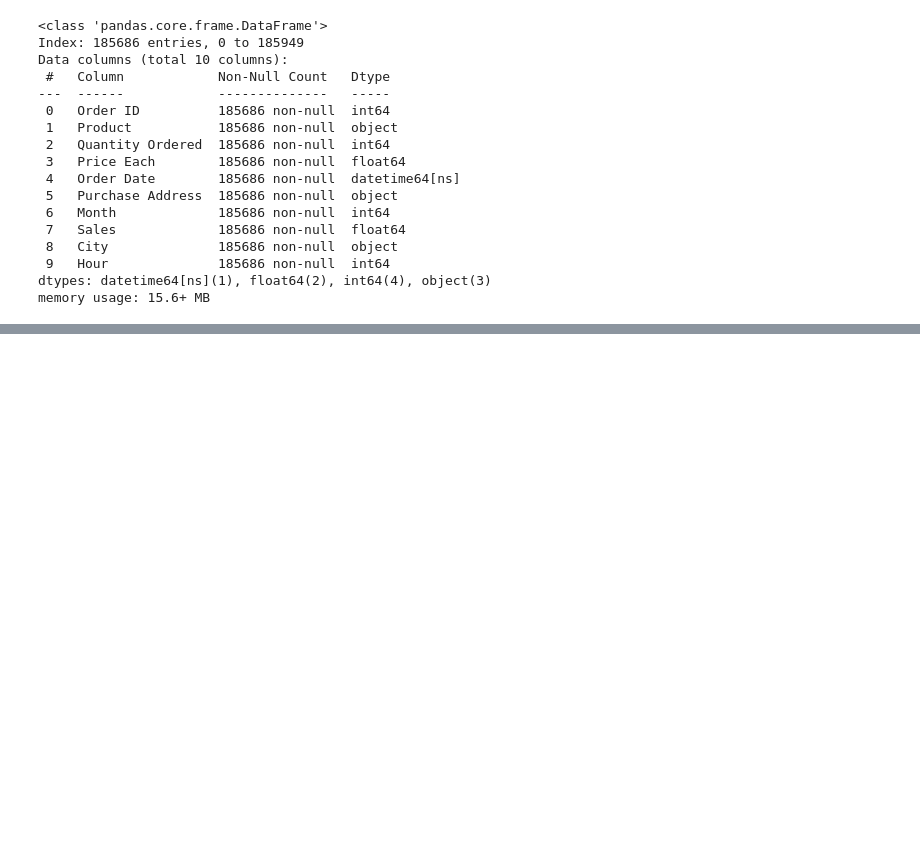
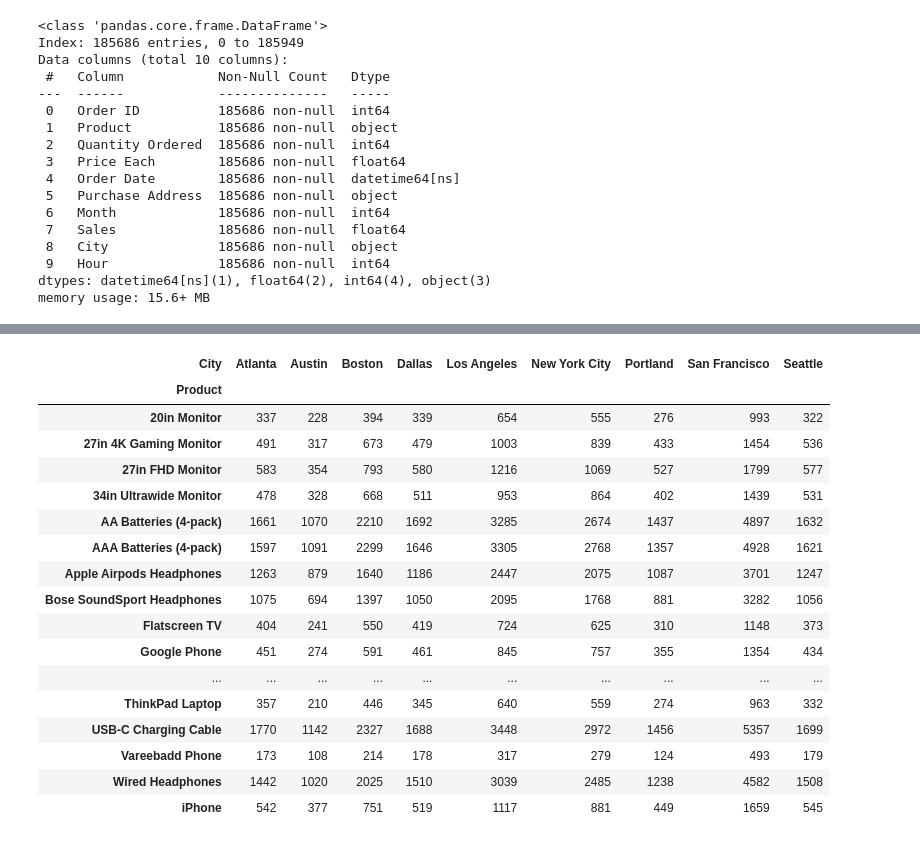
Before and after one commit to JOCRZ/Meriskill-Internship, a Jupyter notebook: Projects/project1.ipynb, the cells around one changed output, grey strips where cells are left out. Drawn from its saved outputs; the diff is of its cells as text; code cells hidden in the pictures; blank space fills up the shorter version.

```diff
--- a/Projects/project1.ipynb
+++ b/Projects/project1.ipynb
@@ -412,0 +458,21 @@ memory usage: 15.6+ MB
+# %%
+pd.crosstab(df['Product'], df['City']).style.background_gradient(cmap='Greens')
+# %% [output]
+| City | Atlanta | Austin | Boston | Dallas | Los Angeles | New York City | Portland | San Francisco | Seattle |
+| Product |  |  |  |  |  |  |  |  |  |
+| 20in Monitor | 337 | 228 | 394 | 339 | 654 | 555 | 276 | 993 | 322 |
+| 27in 4K Gaming Monitor | 491 | 317 | 673 | 479 | 1003 | 839 | 433 | 1454 | 536 |
+| 27in FHD Monitor | 583 | 354 | 793 | 580 | 1216 | 1069 | 527 | 1799 | 577 |
+| 34in Ultrawide Monitor | 478 | 328 | 668 | 511 | 953 | 864 | 402 | 1439 | 531 |
+| AA Batteries (4-pack) | 1661 | 1070 | 2210 | 1692 | 3285 | 2674 | 1437 | 4897 | 1632 |
+| AAA Batteries (4-pack) | 1597 | 1091 | 2299 | 1646 | 3305 | 2768 | 1357 | 4928 | 1621 |
+| Apple Airpods Headphones | 1263 | 879 | 1640 | 1186 | 2447 | 2075 | 1087 | 3701 | 1247 |
+| Bose SoundSport Headphones | 1075 | 694 | 1397 | 1050 | 2095 | 1768 | 881 | 3282 | 1056 |
+| Flatscreen TV | 404 | 241 | 550 | 419 | 724 | 625 | 310 | 1148 | 373 |
+| Google Phone | 451 | 274 | 591 | 461 | 845 | 757 | 355 | 1354 | 434 |
+| ... | ... | ... | ... | ... | ... | ... | ... | ... | ... |
+| ThinkPad Laptop | 357 | 210 | 446 | 345 | 640 | 559 | 274 | 963 | 332 |
+| USB-C Charging Cable | 1770 | 1142 | 2327 | 1688 | 3448 | 2972 | 1456 | 5357 | 1699 |
+| Vareebadd Phone | 173 | 108 | 214 | 178 | 317 | 279 | 124 | 493 | 179 |
+| Wired Headphones | 1442 | 1020 | 2025 | 1510 | 3039 | 2485 | 1238 | 4582 | 1508 |
+| iPhone | 542 | 377 | 751 | 519 | 1117 | 881 | 449 | 1659 | 545 |
```
Also changed, not shown: parts of 5 cells of this notebook.
